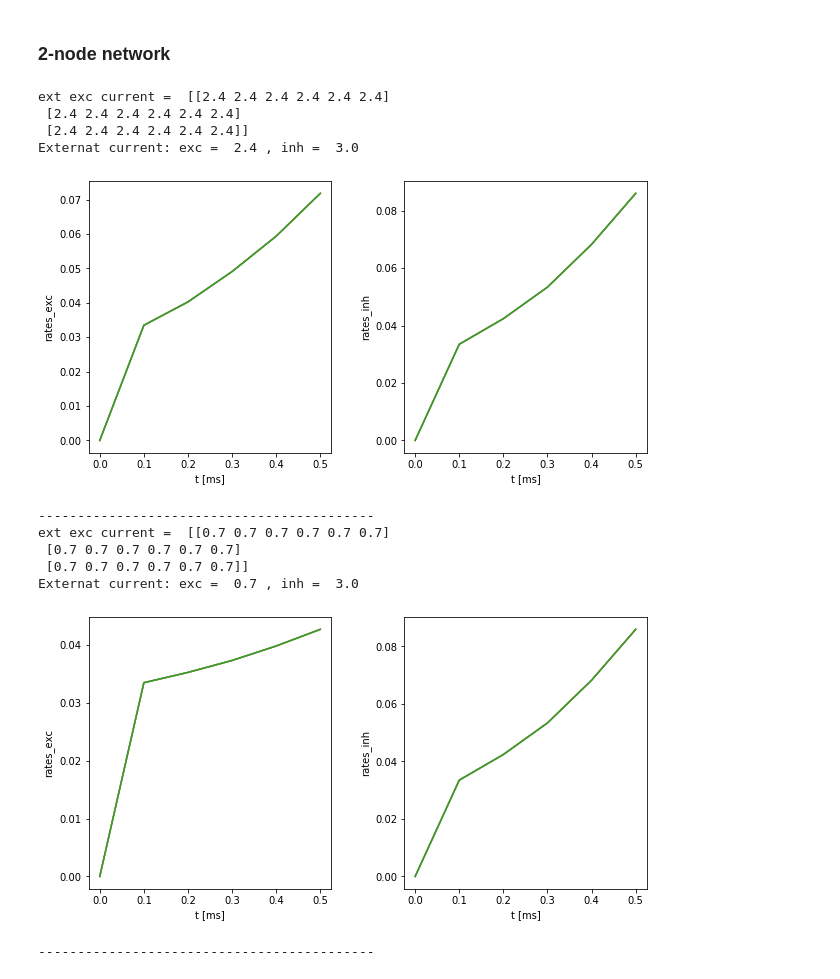
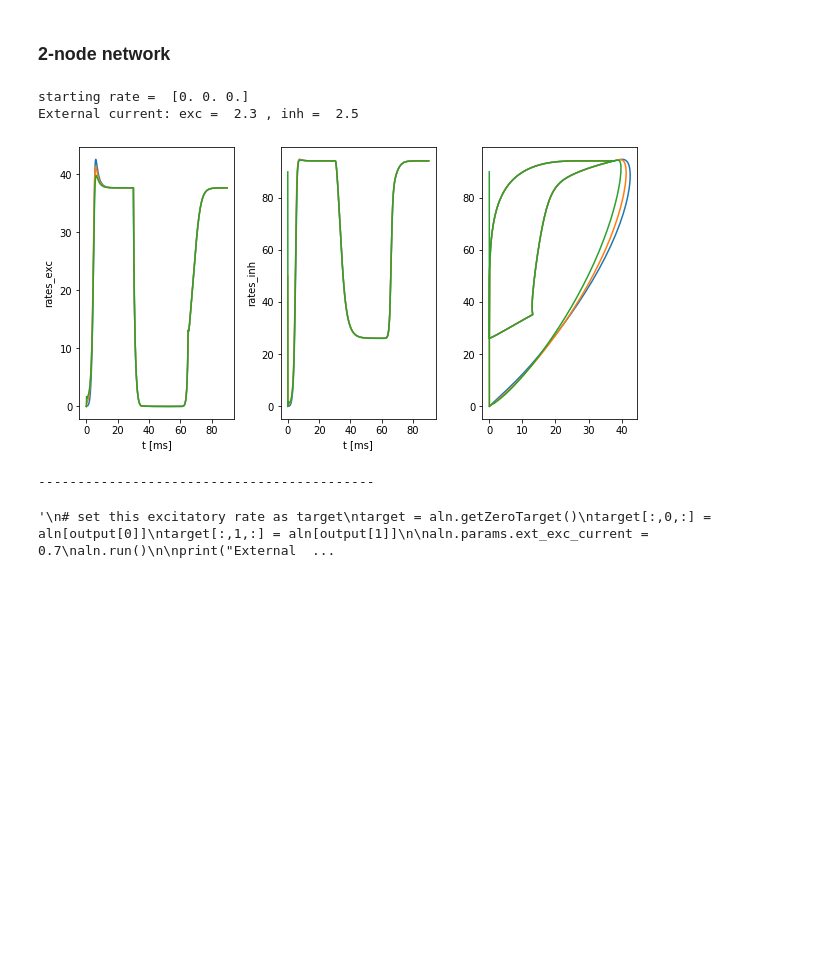
Before and after one commit to lenasal/neurolib, a Jupyter notebook: aln_control/aln_control.ipynb, the cells around one changed output. Drawn from its saved outputs; the diff is of its cells as text; code cells hidden in the pictures; blank space fills up the shorter version.

```diff
--- a/aln_control/aln_control.ipynb
+++ b/aln_control/aln_control.ipynb
@@ -418,65 +418,68 @@ fiber_matrix = np.zeros((len(c_mat), len(c_mat)))
 
 aln = ALNModel(Cmat = c_mat, Dmat = fiber_matrix)
 
 u_mat = np.identity(aln.params['N'])
 u_scheme = np.array([[1, 0], [0, 0]])
 
-aln.params['duration'] = 0.5
+aln.params['duration'] = 90.
 
 control0 = aln.getZeroControl()
+control0[:,0,300:350] = -2.
+control0[:,0,600:650] = 3.
 
 aln.params.signalV = 0.
 aln.params.de = 0.
 aln.params.di = 0.
 
 for init in aln.init_vars:
     aln.params[init] = np.zeros(aln.params[init].shape)
 
-aln.params.ext_exc_current = 2.4
-aln.params.ext_inh_current = 3.0
+aln.params.ext_exc_current = 2.3
+aln.params.ext_inh_current = 2.5
 aln.params.mue_ext_mean = 0.0
 aln.params.mui_ext_mean = 0.0
 
+aln.params.rates_exc_init = np.array([0., 0., 0.])
+aln.params.rates_inh_init = np.array([0., 50., 90.])
+
+aln.run(control = control0)
+
+print("starting rate = ", aln.rates_exc[:,0])
+
+print("External current: exc = ", aln.params.ext_exc_current, ", inh = ", aln.params.ext_inh_current)
+
+fig, ax = plt.subplots(1, 3 , figsize=(10, 5))
+plt.subplots_adjust(left=None, bottom=None, right=None, top=None, wspace=0.3, hspace=0.3)
+for n in range(aln.params.N):
+    for i in range(2):
+        ax[i].plot(aln.t, aln[output[i]][n,:] )
+        ax[i].set(xlabel='t [ms]', ylabel=output[i])
+    ax[2].plot(aln[output[0]][n,:], aln[output[1]][n,:])
+plt.show()
+print("-------------------------------------------")
+
+"""
+# set this excitatory rate as target
+target = aln.getZeroTarget()
+target[:,0,:] = aln[output[0]]
+target[:,1,:] = aln[output[1]]
+
+aln.params.ext_exc_current = 0.7
 aln.run()
 
-print("Externat current: exc = ", aln.params.ext_exc_current, ", inh = ", aln.params.ext_inh_current)
-
+print("External current: exc = ", aln.params.ext_exc_current, ", inh = ", aln.params.ext_inh_current)
 fig, ax = plt.subplots(1, 2 , figsize=(10, 5))
 plt.subplots_adjust(left=None, bottom=None, right=None, top=None, wspace=0.3, hspace=0.3)
 for i in range(2):
     for n in range(aln.params.N):
         ax[i].plot(aln.t, aln[output[i]][n,:] )
     ax[i].set(xlabel='t [ms]', ylabel=output[i])
 plt.show()
 print("-------------------------------------------")
-
-# set this excitatory rate as target
-target = aln.getZeroTarget()
-target[:,0,:] = aln[output[0]]
-target[:,1,:] = aln[output[1]]
-
-aln.params.ext_exc_current = 0.7
-aln.run()
-
-print("Externat current: exc = ", aln.params.ext_exc_current, ", inh = ", aln.params.ext_inh_current)
-fig, ax = plt.subplots(1, 2 , figsize=(10, 5))
-plt.subplots_adjust(left=None, bottom=None, right=None, top=None, wspace=0.3, hspace=0.3)
-for i in range(2):
-    for n in range(aln.params.N):
-        ax[i].plot(aln.t, aln[output[i]][n,:] )
-    ax[i].set(xlabel='t [ms]', ylabel=output[i])
-plt.show()
-print("-------------------------------------------")
+"""
 # %% [output]
-ext exc current =  [[2.4 2.4 2.4 2.4 2.4 2.4]
- [2.4 2.4 2.4 2.4 2.4 2.4]
- [2.4 2.4 2.4 2.4 2.4 2.4]]
-Externat current: exc =  2.4 , inh =  3.0
+starting rate =  [0. 0. 0.]
+External current: exc =  2.3 , inh =  2.5
-[figure, old version]
+[figure, new version]
 -------------------------------------------
-ext exc current =  [[0.7 0.7 0.7 0.7 0.7 0.7]
- [0.7 0.7 0.7 0.7 0.7 0.7]
- [0.7 0.7 0.7 0.7 0.7 0.7]]
-Externat current: exc =  0.7 , inh =  3.0
-[figure, removed]
--------------------------------------------
+'\n# set this excitatory rate as target\ntarget = aln.getZeroTarget()\ntarget[:,0,:] = aln[output[0]]\ntarget[:,1,:] = aln[output[1]]\n\naln.params.ext_exc_current = 0.7\naln.run()\n\nprint("External  ...
```
Also changed, not shown: parts of 2 cells of this notebook, 8 other files.
